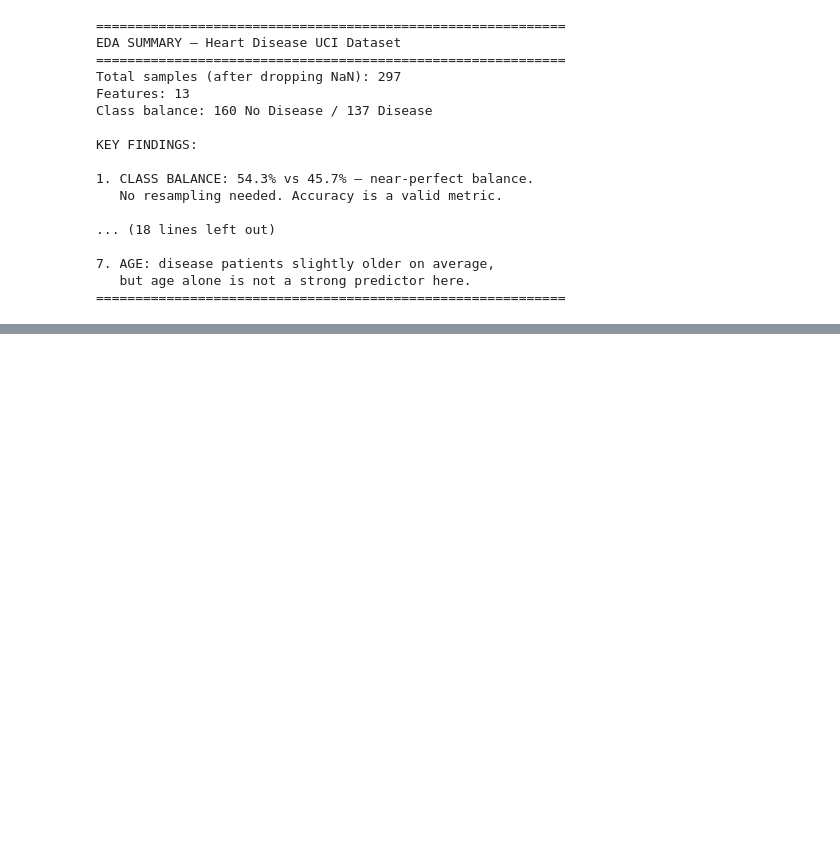
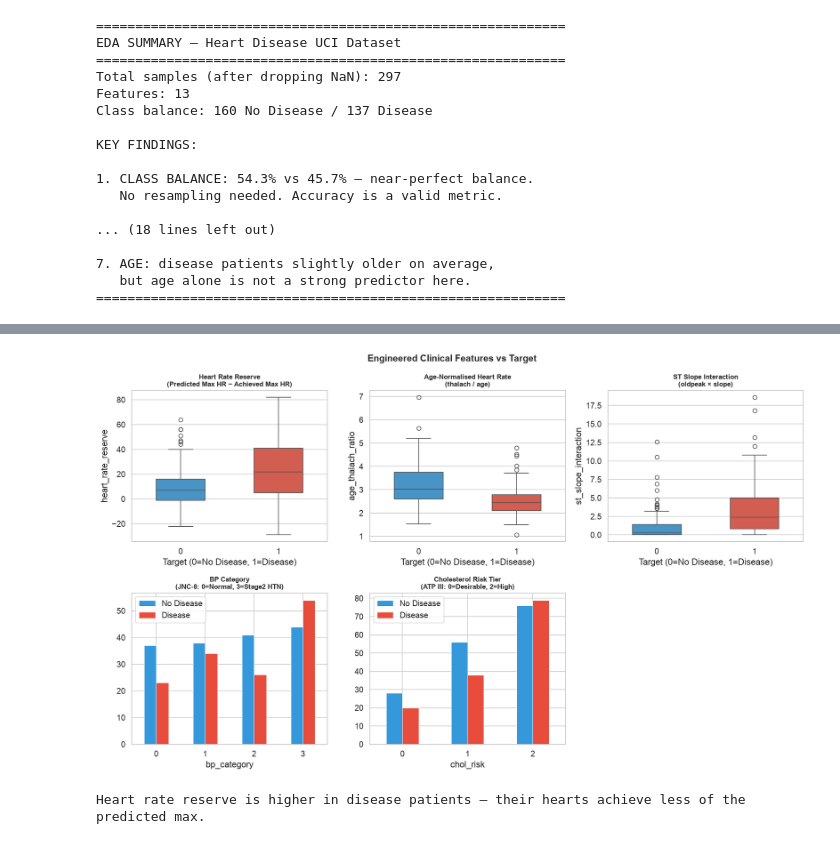
Before and after one commit to Swathi-A01/heart-disease-mlops, a Jupyter notebook: notebooks/01_eda.ipynb, the cells around one changed output, grey strips where cells are left out. Drawn from its saved outputs; the diff is of its cells as text; code cells hidden in the pictures; blank space fills up the shorter version.

```diff
--- a/notebooks/01_eda.ipynb
+++ b/notebooks/01_eda.ipynb
@@ -384,0 +390,42 @@ KEY FINDINGS:
+# %%
+import sys; sys.path.insert(0, '../src')
+from preprocess import engineer_features
+
+df_eng = engineer_features(df)
+
+fig, axes = plt.subplots(2, 3, figsize=(15, 9))
+axes = axes.flatten()
+
+new_features = {
+    'heart_rate_reserve': 'Heart Rate Reserve\n(Predicted Max HR − Achieved Max HR)',
+    'age_thalach_ratio':  'Age-Normalised Heart Rate\n(thalach / age)',
+    'st_slope_interaction': 'ST Slope Interaction\n(oldpeak × slope)',
+    'bp_category': 'BP Category\n(JNC-8: 0=Normal, 3=Stage2 HTN)',
+    'chol_risk': 'Cholesterol Risk Tier\n(ATP III: 0=Desirable, 2=High)',
+}
+
+palette = {'0': '#3498db', '1': '#e74c3c'}
+df_eng_str = df_eng.copy(); df_eng_str['target'] = df_eng_str['target'].astype(str)
+
+for i, (feat, title) in enumerate(new_features.items()):
+    if feat in ['bp_category', 'chol_risk']:
+        ct = pd.crosstab(df_eng[feat], df_eng['target'])
+        ct.columns = ['No Disease', 'Disease']
+        ct.plot(kind='bar', ax=axes[i], color=['#3498db', '#e74c3c'],
+                edgecolor='white', linewidth=0.6)
+        axes[i].tick_params(axis='x', rotation=0)
+    else:
+        sns.boxplot(data=df_eng_str, x='target', y=feat, ax=axes[i],
+                    palette=palette, width=0.5)
+        axes[i].set_xlabel('Target (0=No Disease, 1=Disease)')
+    axes[i].set_title(title, fontsize=10, fontweight='bold')
+
+axes[-1].set_visible(False)
+plt.suptitle('Engineered Clinical Features vs Target', fontsize=14, fontweight='bold')
+plt.tight_layout()
+plt.savefig(SAVE_DIR + 'engineered_features.png', bbox_inches='tight')
+plt.show()
+print('Heart rate reserve is higher in disease patients — their hearts achieve less of the predicted max.')
+# %% [output]
+[figure, added]
+Heart rate reserve is higher in disease patients — their hearts achieve less of the predicted max.
```
Also changed, not shown: parts of 5 cells of this notebook, 23 other files.
